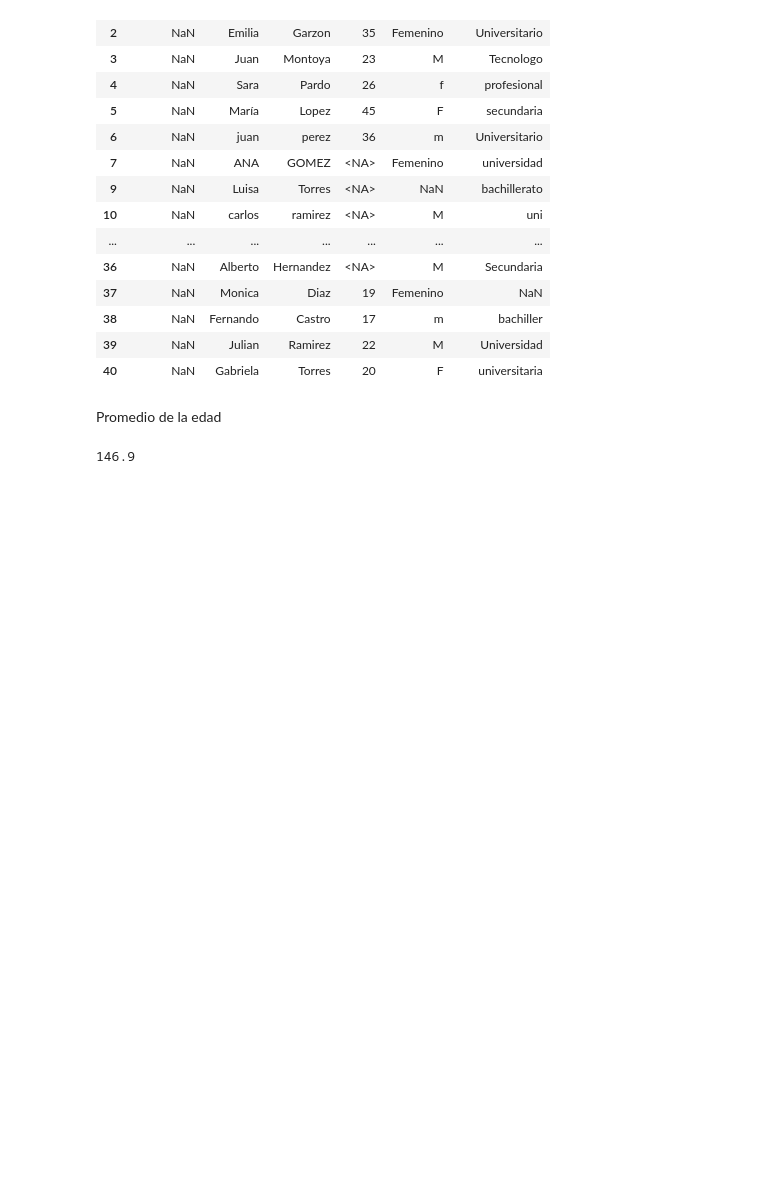
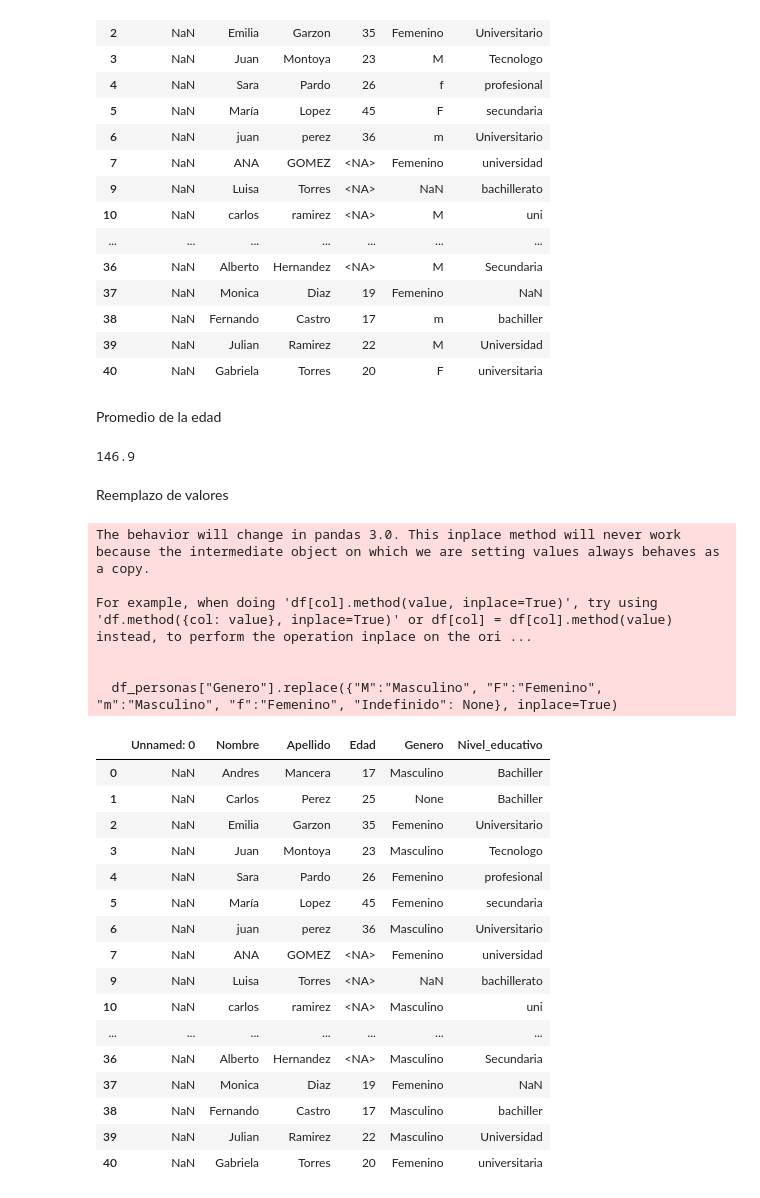
Before and after one commit to Andrea36826/ejercicio_analisis_datos, a Jupyter notebook: Manipulacion_excel_df.ipynb, the cells around one changed output. Cells and saved outputs as stored; diff of their text form; code cells hidden in the pictures; blank space fills up the shorter version.

```diff
--- a/Manipulacion_excel_df.ipynb
+++ b/Manipulacion_excel_df.ipynb
@@ -205,3 +205,32 @@ promedio_edad = round(df_personas["Edad"].mean(), 2)
 print(promedio_edad)
 # %% [output]
 146.9
+# %% [markdown]
+Reemplazo de valores
+# %%
+df_personas["Genero"].replace({"M":"Masculino", "F":"Femenino", "m":"Masculino", "f":"Femenino", "Indefinido": None}, inplace=True)
+display(df_personas)
+# %% [output]
+The behavior will change in pandas 3.0. This inplace method will never work because the intermediate object on which we are setting values always behaves as a copy.
+
+For example, when doing 'df[col].method(value, inplace=True)', try using 'df.method({col: value}, inplace=True)' or df[col] = df[col].method(value) instead, to perform the operation inplace on the ori ...
+
+
+  df_personas["Genero"].replace({"M":"Masculino", "F":"Femenino", "m":"Masculino", "f":"Femenino", "Indefinido": None}, inplace=True)
+|  | Unnamed: 0 | Nombre | Apellido | Edad | Genero | Nivel_educativo |
+| 0 | NaN | Andres | Mancera | 17 | Masculino | Bachiller |
+| 1 | NaN | Carlos | Perez | 25 | None | Bachiller |
+| 2 | NaN | Emilia | Garzon | 35 | Femenino | Universitario |
+| 3 | NaN | Juan | Montoya | 23 | Masculino | Tecnologo |
+| 4 | NaN | Sara | Pardo | 26 | Femenino | profesional |
+| 5 | NaN | María | Lopez | 45 | Femenino | secundaria |
+| 6 | NaN | juan | perez | 36 | Masculino | Universitario |
+| 7 | NaN | ANA | GOMEZ | <NA> | Femenino | universidad |
+| 9 | NaN | Luisa | Torres | <NA> | NaN | bachillerato |
+| 10 | NaN | carlos | ramirez | <NA> | Masculino | uni |
+| ... | ... | ... | ... | ... | ... | ... |
+| 36 | NaN | Alberto | Hernandez | <NA> | Masculino | Secundaria |
+| 37 | NaN | Monica | Diaz | 19 | Femenino | NaN |
+| 38 | NaN | Fernando | Castro | 17 | Masculino | bachiller |
+| 39 | NaN | Julian | Ramirez | 22 | Masculino | Universidad |
+| 40 | NaN | Gabriela | Torres | 20 | Femenino | universitaria |
```
Also changed, not shown: parts of 10 cells of this notebook, 1 other file.
